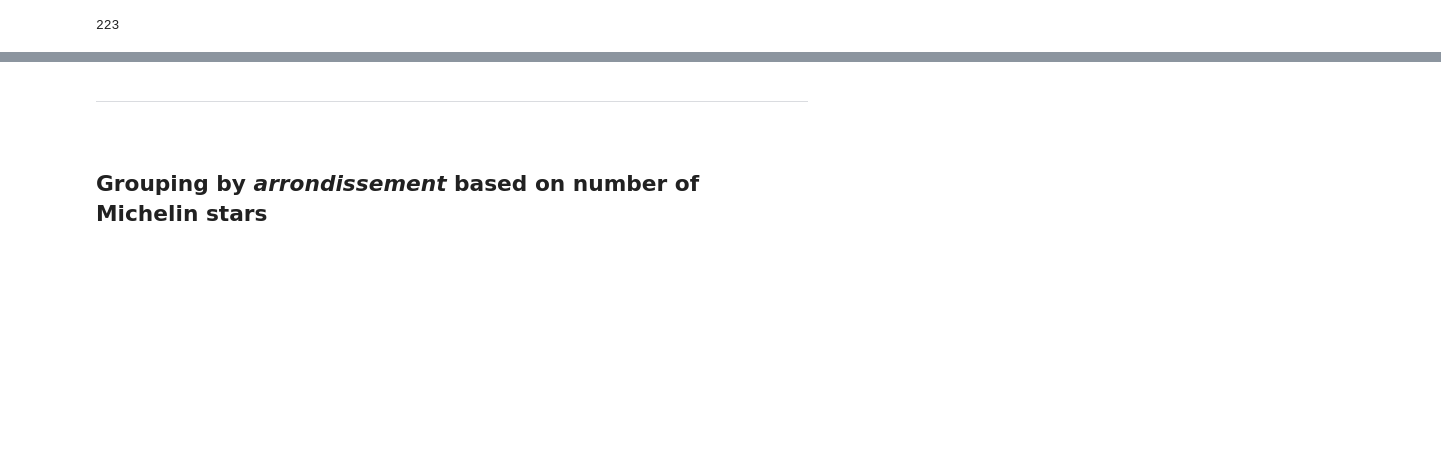
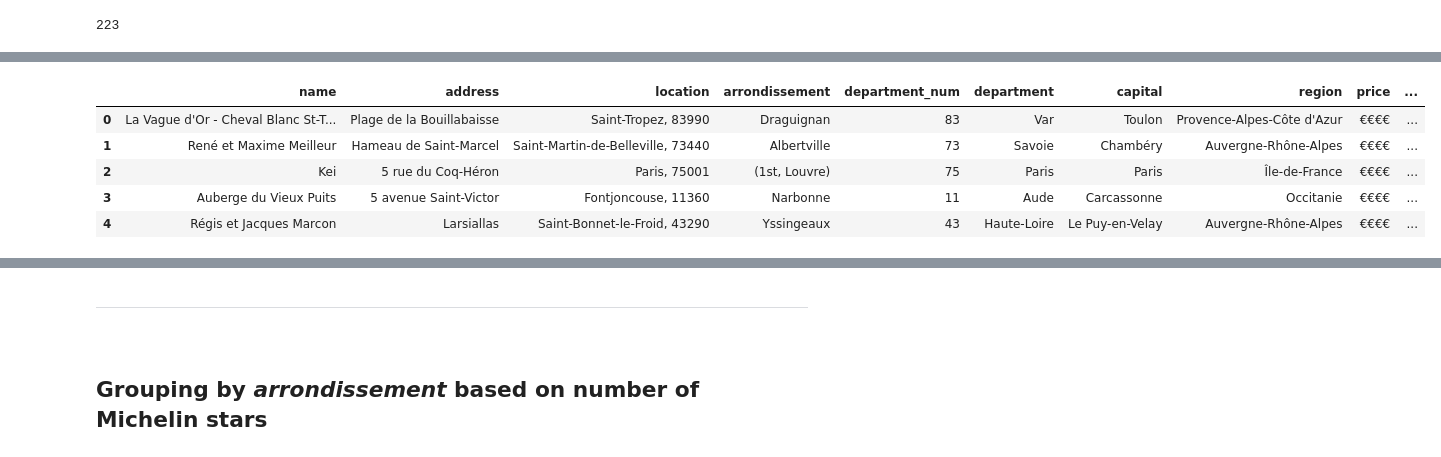
Before and after one commit to pineapple-bois/Michelin_Rated_Restaurants, a Jupyter notebook: Notebooks/France/France_Arrondissements.ipynb, the cells around one changed output, grey strips where cells are left out. Cells and saved outputs as stored; diff of their text form; code cells hidden in the pictures; blank space fills up the shorter version.

```diff
--- a/Notebooks/France/France_Arrondissements.ipynb
+++ b/Notebooks/France/France_Arrondissements.ipynb
@@ -224,0 +234,4 @@ france_df.arrondissement.nunique()
+# %%
+# The table of interest is found by inspection
+paris_arr = tables[1]
+paris_arr.head()
@@ -224,0 +249,9 @@ france_df.arrondissement.nunique()
+# %%
+# Drop specified columns from the DataFrame
+paris_arr = paris_arr.drop(columns=['Coat of arms', 'Area (km2)', 'Population(2017 estimate)', 'Density (2017)(inhabitants per km2)', 'Peak of population', 'Mayor (2020–2026)'])
+
+paris_arr = paris_arr.rename(columns={'Arrondissement (R for Right Bank, L for Left Bank)': 'arrondissement', 'Name': 'name'})
+# %%
+# Extract the first part of the 'arrondissement' using regex
+paris_arr['arrondissement'] = paris_arr['arrondissement'].str.extract(r'(\d+\w{2})')
+paris_arr.head()
@@ -224,0 +298,27 @@ france_df.arrondissement.nunique()
+# %%
+# 1. Filter out Paris rows
+paris_rows = all_france[all_france['department'].str.contains('Paris', case=False, na=False)].copy()
+
+# Extract numbers from "1st", "2nd", etc. in paris_arr to a new temporary column
+paris_arr['arr_num'] = paris_arr['arrondissement'].str.extract('(\d+)').astype(float)
+
+# Create a dictionary that maps these numbers to the tuple (arrondissement, name)
+paris_tuple_dict = dict(zip(paris_arr['arr_num'], zip(paris_arr['arrondissement'], paris_arr['name'])))
+
+# Map the arrondissement values in all_france to the paris_tuple_dict
+new_arr_values = all_france['arrondissement'].map(paris_tuple_dict)
+
+# Fill NaN values with existing values from arrondissement column
+new_arr_values.fillna(all_france['arrondissement'], inplace=True)
+
+# Assign the new series to the arrondissement column
+all_france['arrondissement'] = new_arr_values
+
+all_france.head()
+# %% [output]
+|  | name | address | location | arrondissement | department_num | department | capital | region | price | ... |
+| 0 | La Vague d'Or - Cheval Blanc St-T... | Plage de la Bouillabaisse | Saint-Tropez, 83990 | Draguignan | 83 | Var | Toulon | Provence-Alpes-Côte d'Azur | €€€€ | ... |
+| 1 | René et Maxime Meilleur | Hameau de Saint-Marcel | Saint-Martin-de-Belleville, 73440 | Albertville | 73 | Savoie | Chambéry | Auvergne-Rhône-Alpes | €€€€ | ... |
+| 2 | Kei | 5 rue du Coq-Héron | Paris, 75001 | (1st, Louvre) | 75 | Paris | Paris | Île-de-France | €€€€ | ... |
+| 3 | Auberge du Vieux Puits | 5 avenue Saint-Victor | Fontjoncouse, 11360 | Narbonne | 11 | Aude | Carcassonne | Occitanie | €€€€ | ... |
+| 4 | Régis et Jacques Marcon | Larsiallas | Saint-Bonnet-le-Froid, 43290 | Yssingeaux | 43 | Haute-Loire | Le Puy-en-Velay | Auvergne-Rhône-Alpes | €€€€ | ... |
```
Also changed, not shown: parts of 13 cells of this notebook, 1 other file.
